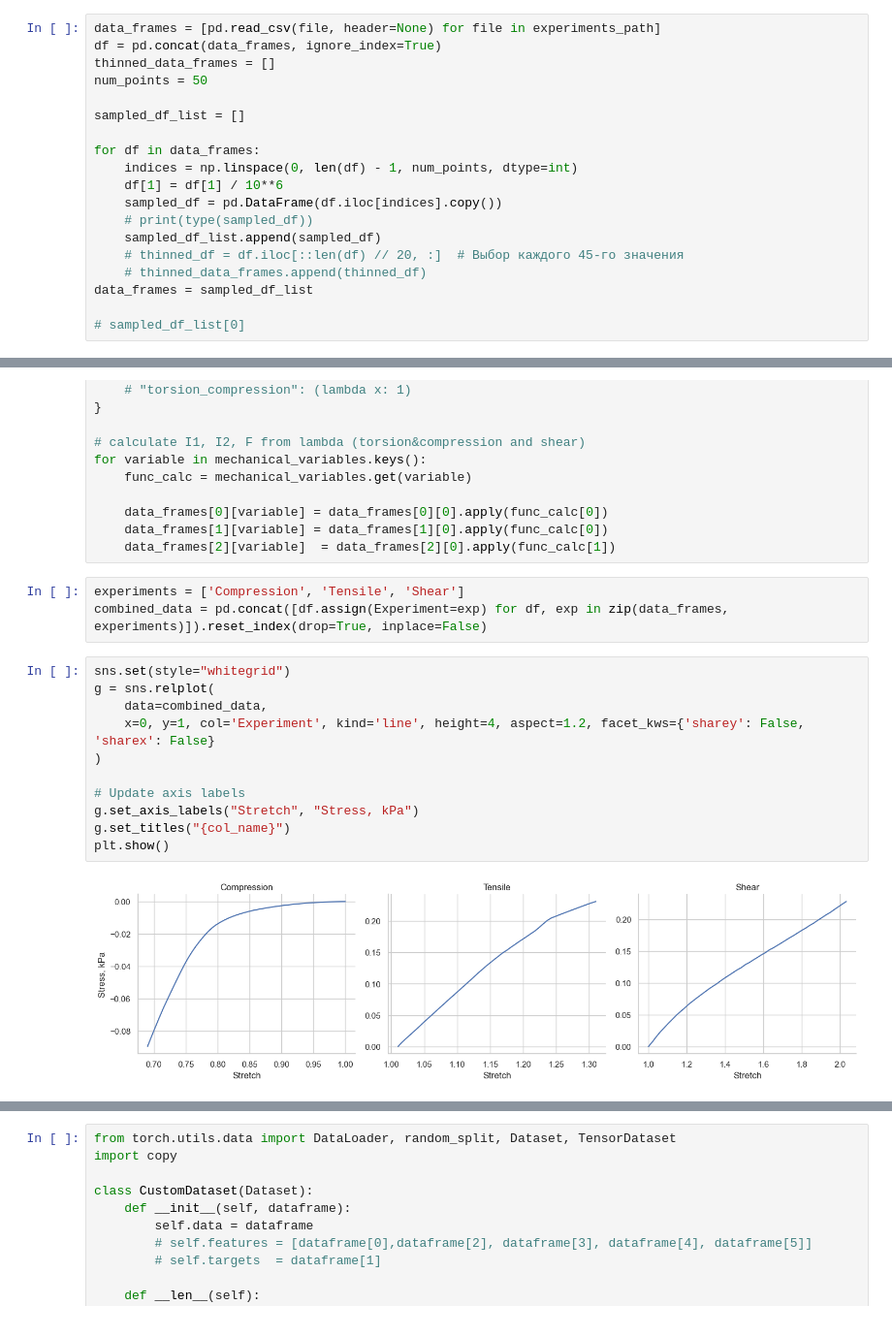
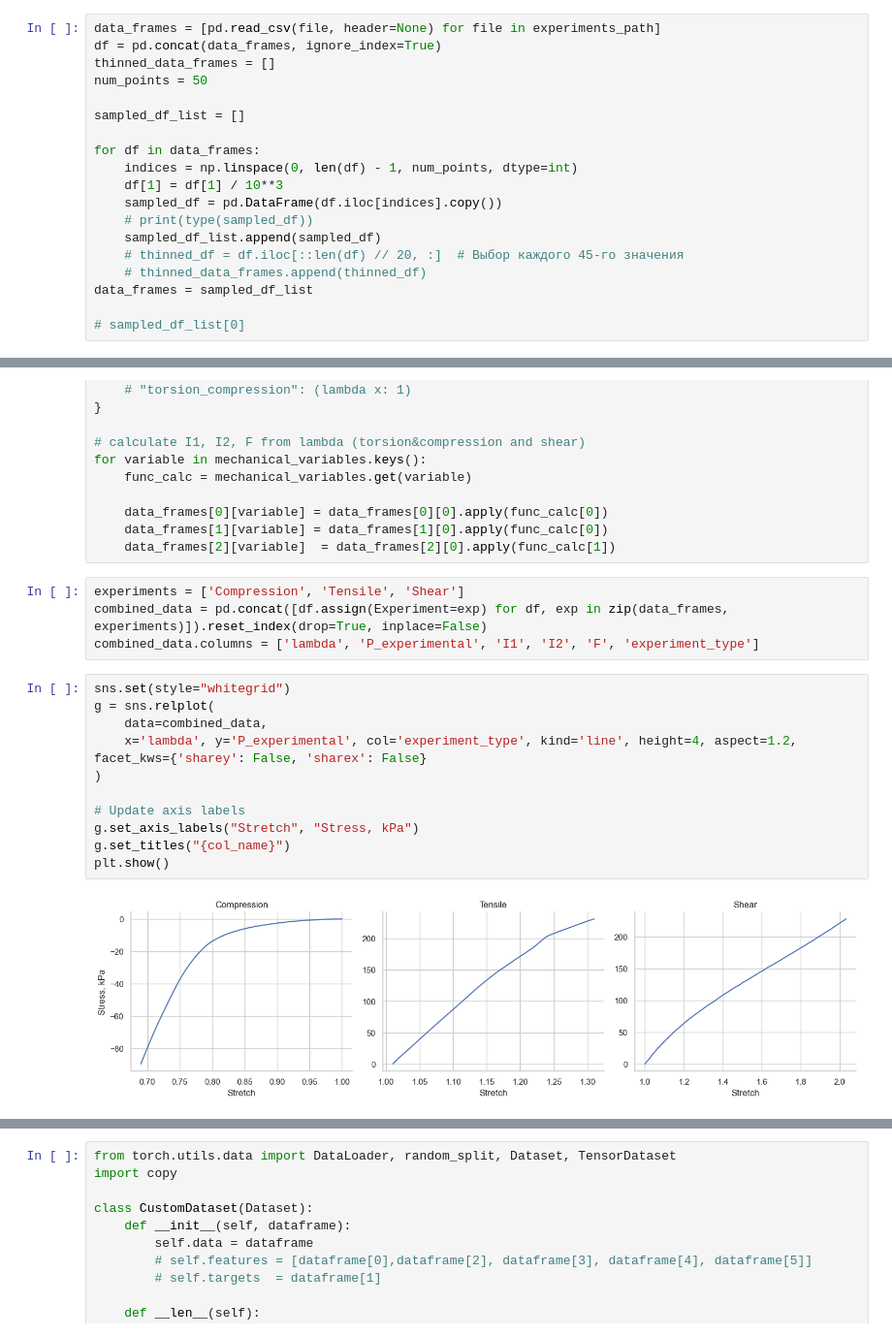
Before and after one commit to 23Grammer58/data-driven-constitutive-modelling, a Jupyter notebook: src/CANN_torch/PDMS.ipynb, the cells around one changed output, grey strips where cells are left out. Shown at 97% size. Cells and saved outputs as stored; diff of their text form.

```diff
--- a/src/CANN_torch/PDMS.ipynb
+++ b/src/CANN_torch/PDMS.ipynb
@@ -25,7 +26,7 @@ sampled_df_list = []
 
 for df in data_frames:
     indices = np.linspace(0, len(df) - 1, num_points, dtype=int)
-    df[1] = df[1] / 10**6
+    df[1] = df[1] / 10**3
     sampled_df = pd.DataFrame(df.iloc[indices].copy())
     # print(type(sampled_df))
     sampled_df_list.append(sampled_df)
@@ -59,19 +60,20 @@ for variable in mechanical_variables.keys():
 # %%
 experiments = ['Compression', 'Tensile', 'Shear']
 combined_data = pd.concat([df.assign(Experiment=exp) for df, exp in zip(data_frames, experiments)]).reset_index(drop=True, inplace=False)
+combined_data.columns = ['lambda', 'P_experimental', 'I1', 'I2', 'F', 'experiment_type']
 # %%
 sns.set(style="whitegrid")
 g = sns.relplot(
     data=combined_data,
-    x=0, y=1, col='Experiment', kind='line', height=4, aspect=1.2, facet_kws={'sharey': False, 'sharex': False}
+    x='lambda', y='P_experimental', col='experiment_type', kind='line', height=4, aspect=1.2, facet_kws={'sharey': False, 'sharex': False}
 )
 
 # Update axis labels
 g.set_axis_labels("Stretch", "Stress, kPa")
 g.set_titles("{col_name}")
 plt.show()
 # %% [output]
-[figure, old version]
+[figure, new version]
 # %%
 combined_data
 # %% [output]
```
Also changed, not shown: parts of 10 cells of this notebook, 1 other file.
